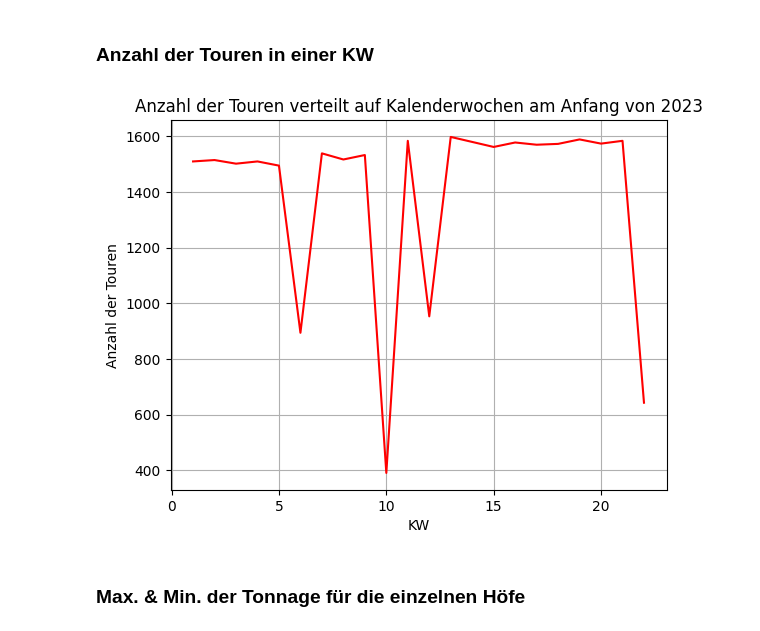
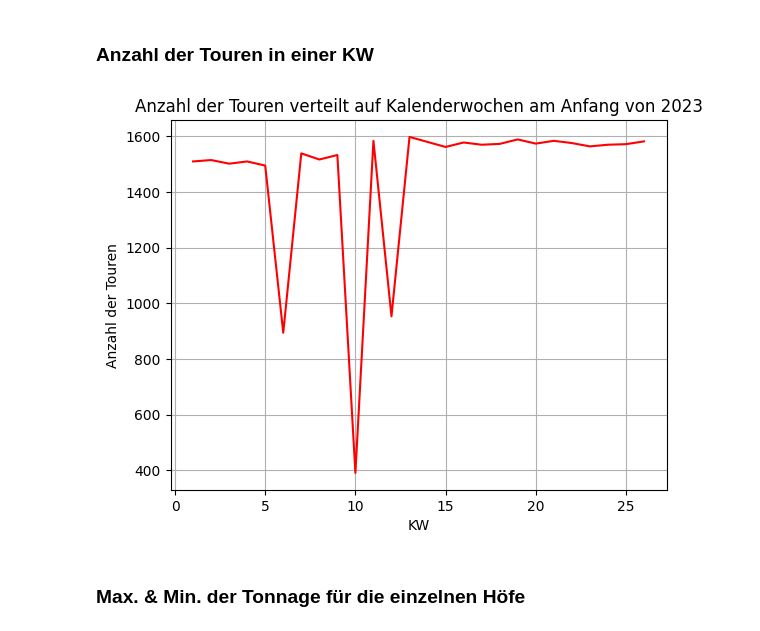
Before and after one commit to s-matthies/ai-waste-analytics, a Jupyter notebook: Basis_Data.ipynb, the cells around one changed output. Saved outputs shown, nothing was run; the diff lists cells and outputs as text; code cells hidden in the pictures.

```diff
--- a/Basis_Data.ipynb
+++ b/Basis_Data.ipynb
@@ -468,23 +468,23 @@ basis_df2 =pd.read_csv(PFAD2, delimiter=";", decimal=",")
 # %%
 plt.xlabel("KW")
 
 plt.ylabel("Anzahl der Touren")
 
 plt.title("Anzahl der Touren verteilt auf Kalenderwochen am Anfang von 2023")
 
 filter_jahr_2023 = basis_df[basis_df["Jahr"] == int(2023)]
 
-filter_df_KW = filter_jahr_2023[(filter_jahr_2023["Monat"] <= int(5)) & (basis_df["Monat"] >= int(1))]
+filter_df_KW = filter_jahr_2023[(filter_jahr_2023["Monat"] <= int(6)) & (basis_df["Monat"] >= int(1))]
 
 filter_count_Tour = filter_df_KW.groupby('KW')['Tour'].count()
 
 plt.plot(filter_count_Tour.index, filter_count_Tour, color = "red")
 
 plt.grid(True)
 
 plt.show()
 # %% [output]
-[figure, old version]
+[figure, new version]
 # %% [markdown]
 ### Max. & Min. der Tonnage für die einzelnen Höfe
 # %%
```
